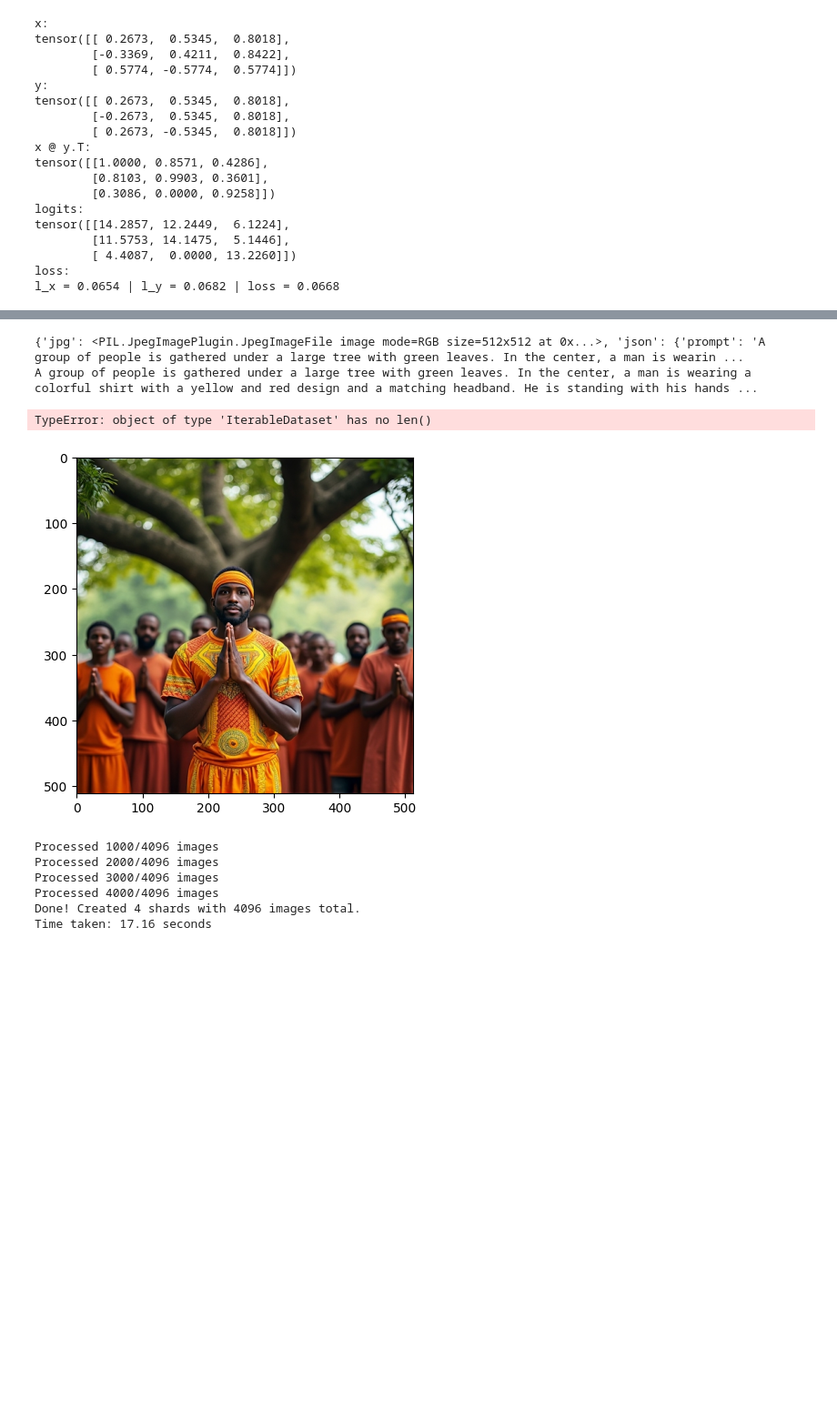
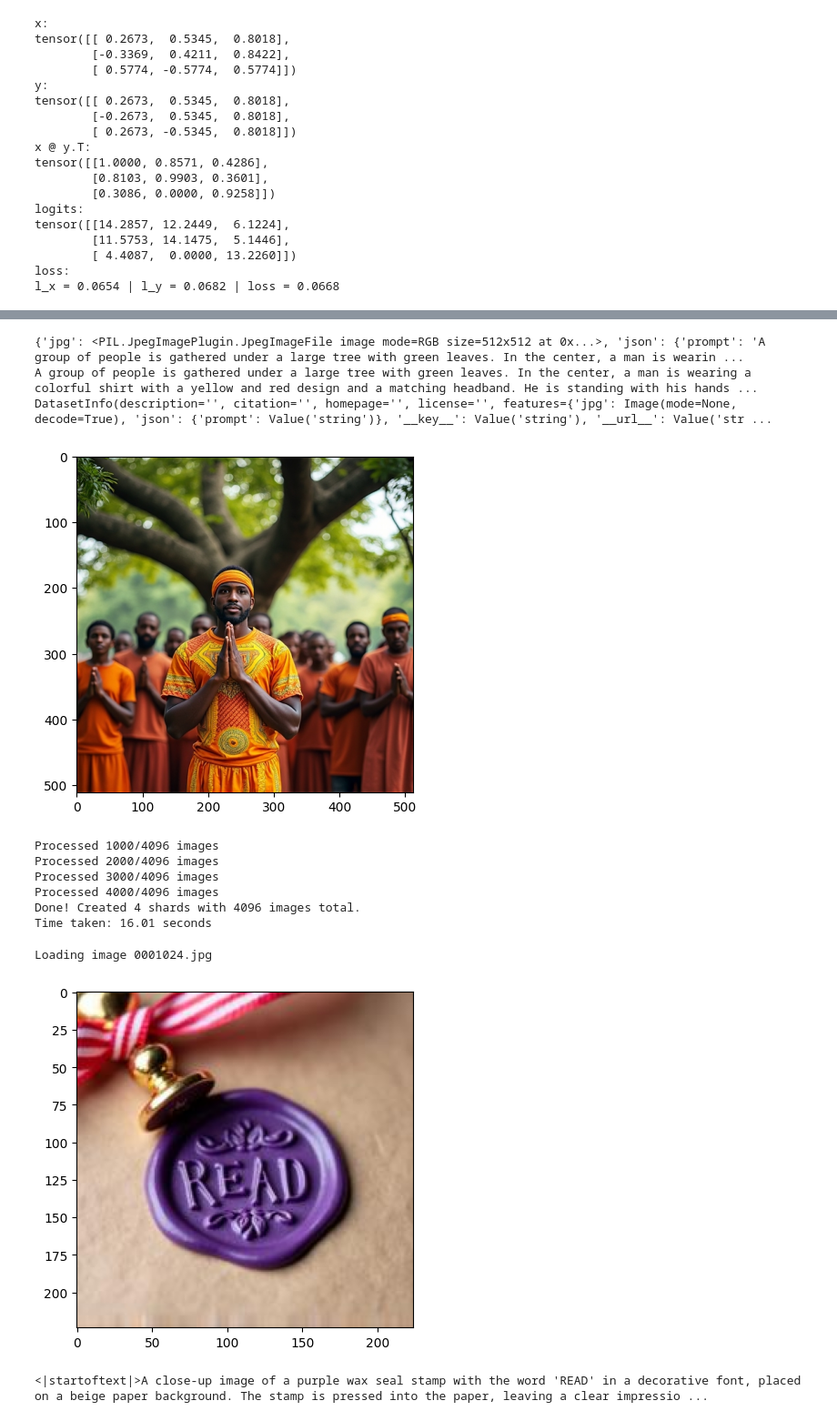
Before and after one commit to milan-kodali/clip, a Jupyter notebook: clip.ipynb, the cells around one changed output, grey strips where cells are left out. Shown: that part at 91% size. Cells and saved outputs as stored; diff of their text form; code cells hidden in the pictures; blank space fills up the shorter version.

```diff
--- a/clip.ipynb
+++ b/clip.ipynb
@@ -435,10 +435,11 @@ for image in dataset:
     plt.imshow(image["jpg"])
     break
 # Check the size of the dataset
+print(dataset.info)
 # %% [output]
 {'jpg': <PIL.JpegImagePlugin.JpegImageFile image mode=RGB size=512x512 at 0x...>, 'json': {'prompt': 'A group of people is gathered under a large tree with green leaves. In the center, a man is wearin ...
 A group of people is gathered under a large tree with green leaves. In the center, a man is wearing a colorful shirt with a yellow and red design and a matching headband. He is standing with his hands ...
+DatasetInfo(description='', citation='', homepage='', license='', features={'jpg': Image(mode=None, decode=True), 'json': {'prompt': Value('string')}, '__key__': Value('string'), '__url__': Value('str ...
-TypeError: object of type 'IterableDataset' has no len()
 [figure]
 # %%
 # ------------------------------
@@ -452,7 +453,7 @@ img_size = 224
 shard_size = 1024
 n_val_shard = 1
 
-shard_dir = "./.cache/data/text-to-image-2M"
+shard_dir = "./.cache/data/text-to-image-2M-test"
 os.makedirs(shard_dir, exist_ok=True)
 
 text_config = TextConfig()
@@ -541,35 +542,35 @@ Processed 2000/4096 images
 Processed 3000/4096 images
 Processed 4000/4096 images
 Done! Created 4 shards with 4096 images total.
-Time taken: 17.16 seconds
+Time taken: 16.01 seconds
 # %%
 # ------------------------------
 # test loading dataset from tar shards
 # ------------------------------
 
 import os, io, tarfile
-
 shard_dir = "./.cache/data/text-to-image-2M"
-limit = 3
 
 for shard in os.listdir(shard_dir):
-    if not shard.endswith(".tar"):
+    if not shard.endswith("train_000001.tar"):
         continue
     shard_path = os.path.join(shard_dir, shard)
     tar = tarfile.open(shard_path, "r")
-    print(f"Sampling from shard: {shard}")
+    file_names = tar.getnames()
     # sample one image
-    img_name = tar.getnames()[0]
+    img_name = file_names[0]
+    print(f"Loading image {img_name}")
     img_bytes = tar.extractfile(img_name).read()
     img = Image.open(io.BytesIO(img_bytes))
     plt.imshow(img)
     plt.show()
     # sample one label
-    token_name = tar.getnames()[1]
+    token_name = file_names[1]
     token_bytes = tar.extractfile(token_name).read()
     tokens = torch.load(io.BytesIO(token_bytes))
     print(tokenizer.decode(tokens))
-    tar.close()
-    limit -= 1
-    if limit == 0:
-        break
+    break
+# %% [output]
+Loading image 0001024.jpg
+[figure, added]
+<|startoftext|>A close-up image of a purple wax seal stamp with the word 'READ' in a decorative font, placed on a beige paper background. The stamp is pressed into the paper, leaving a clear impressio ...
```
Also changed, not shown: parts of 2 cells of this notebook, 1 other file.
